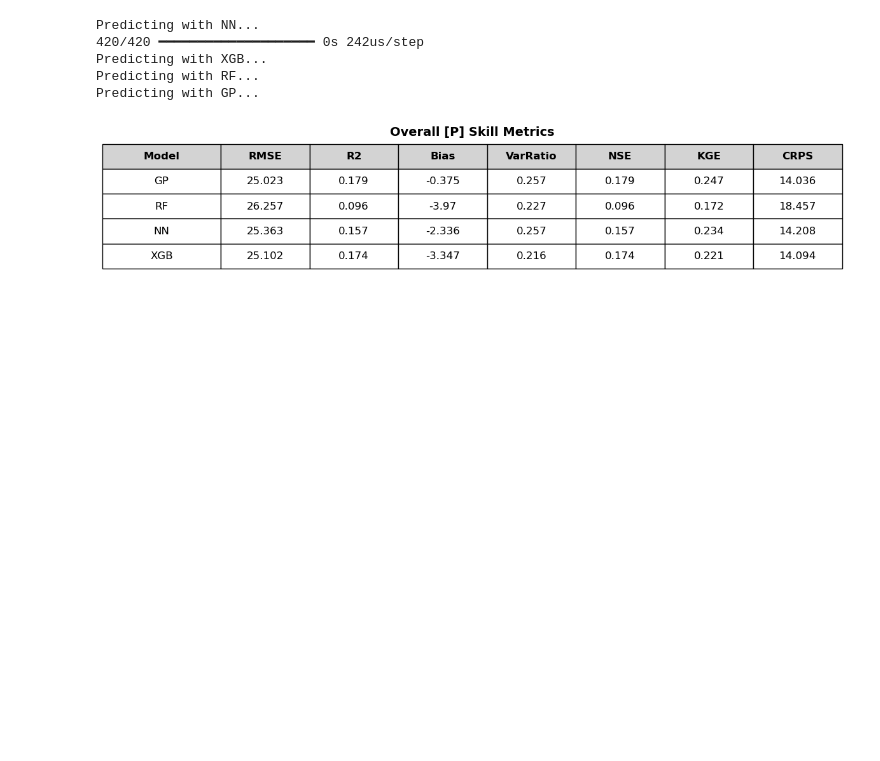
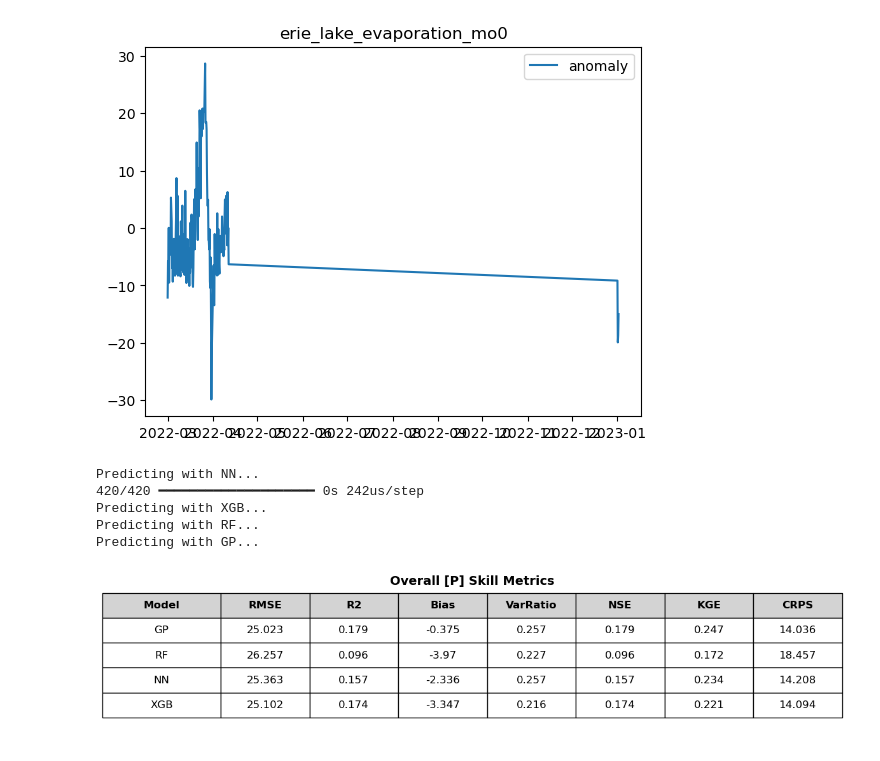
Before and after one commit to great-lakes-ai-lab/cnbs-predictor, a Jupyter notebook: notebooks/verification/cnbs_predictor_verification.ipynb, the cells around one changed output. Drawn from its saved outputs; the diff is of its cells as text; code cells hidden in the pictures; blank space fills up the shorter version.

```diff
--- a/notebooks/verification/cnbs_predictor_verification.ipynb
+++ b/notebooks/verification/cnbs_predictor_verification.ipynb
@@ -23,7 +24,7 @@ local_path = '/Users/ljob/Desktop/'
 input_dir = local_path + 'cnbs-predictor/data/'
 
 # Path to input CFS forecast database
-cfs_database = local_path+ 'Data/cfs_forecast_archive_2011-2024.db'
+cfs_database = local_path+ 'Data/cfs_forecast_archive_2011-2026.db'
 cfs_table = 'cfs_forecast_data'
 
 # Path to save CNBS forecast output to a database
@@ -59,0 +109,20 @@ if X.isna().any().any():
+# %%
+train_start_date = '2011-04-01'
+train_end_date = '2025-12-31'
+
+# Training and validation slices
+train_slice = slice(train_start_date, train_end_date)
+# %%
+# Fit seasonal cycle
+scp_X = SeasonalCycleProcessor().fit(
+    df_wide,
+    var_list=list(df_wide.columns),
+    baseline_time=train_slice,
+    baseline_definition={
+        "train_start" : train_start_date,
+        "train_end" : train_end_date
+    }
+)
+
+# Transform the full dataset
+X_anom = scp_X.transform(df_wide)
@@ -60,3 +144,18 @@ if X.isna().any().any():
+# %%
+import matplotlib.pyplot as plt
+
+var = "erie_lake_evaporation_mo0"
+
+start_date = "2022-03-01"
+end_date = "2023-01-01"
+
+plt.figure()
+plt.plot(X_anom.loc[start_date:end_date, var], label="anomaly")
+plt.legend()
+plt.title(var)
+plt.show()
+# %% [output]
+[figure, added]
 # %%
 # Path to GLSEA SST data
 df_sst_k = DataLoader().glsea(input_dir + 'glsea/oisst_sst_1981-2024.csv', 'K')
```
Also changed, not shown: parts of 7 cells of this notebook, 2 other files.
